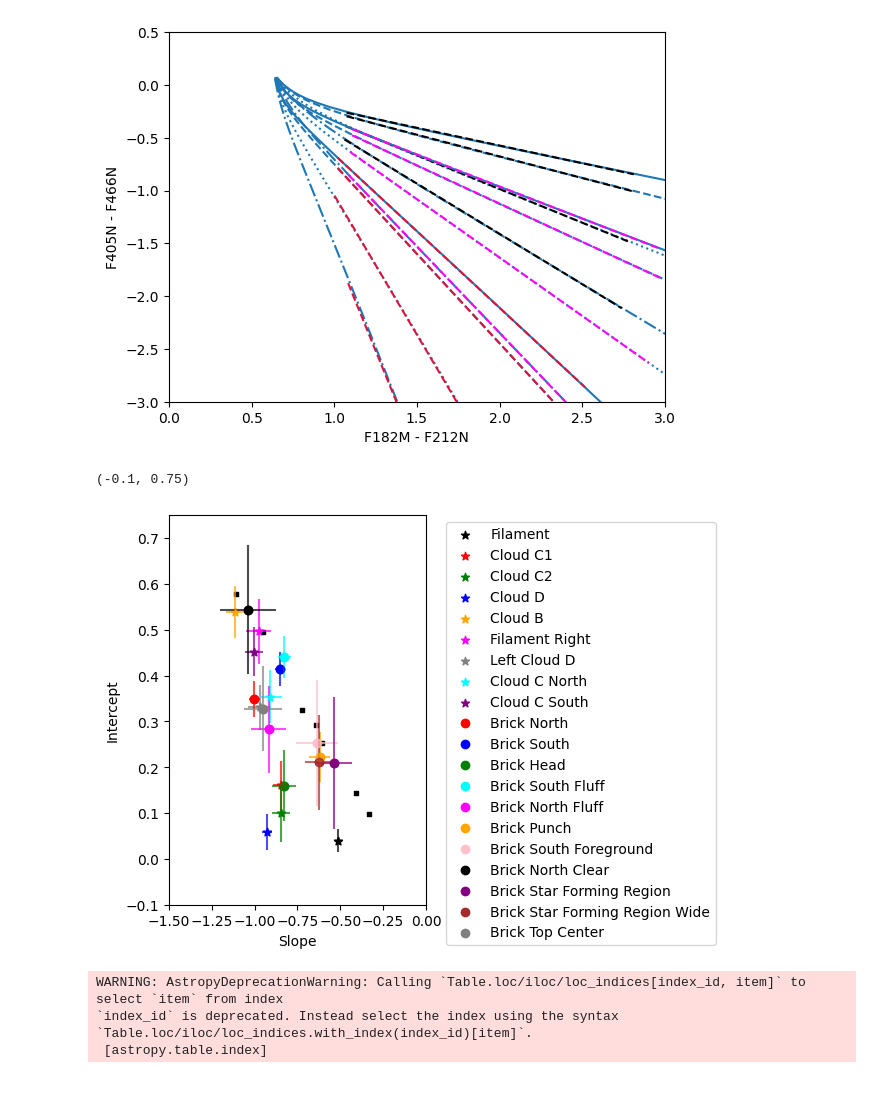
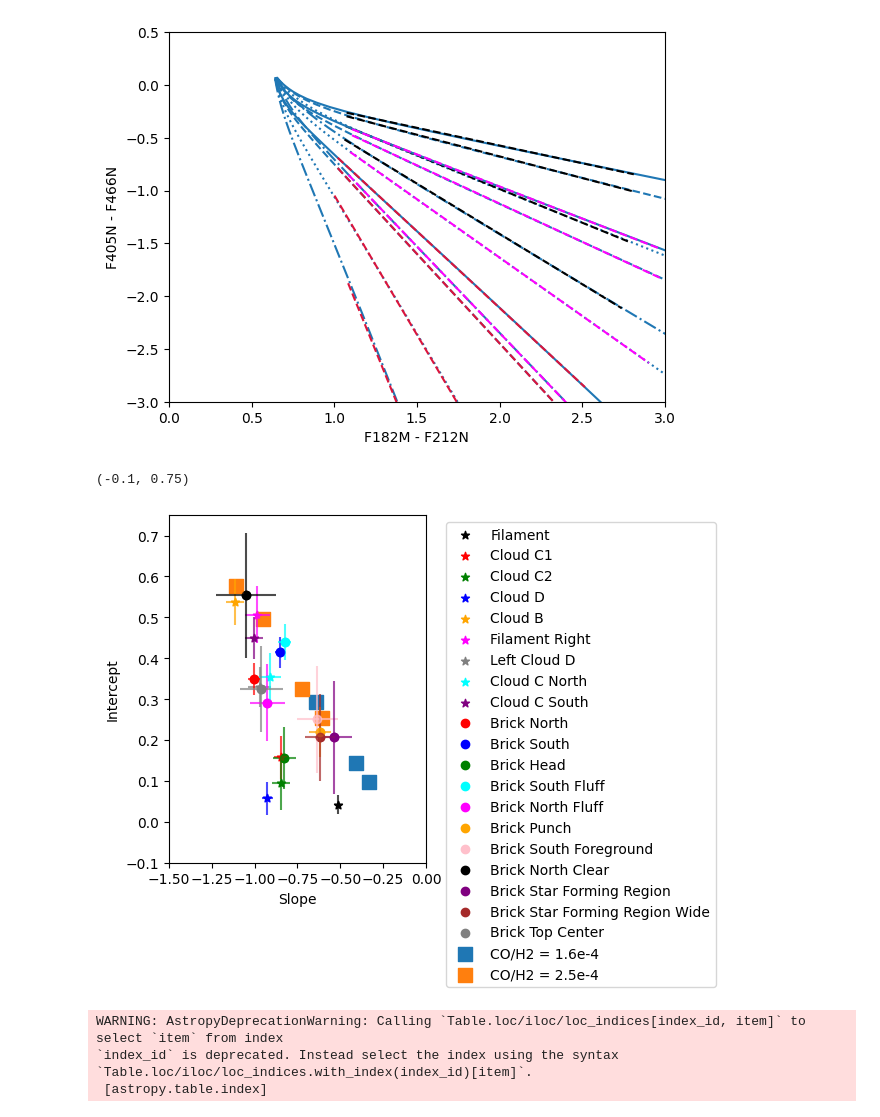
Before and after one commit to SpacialTree/dustridge-cd, a Jupyter notebook: notebooks/icemodel_analysis.ipynb, the cells around one changed output. Saved outputs shown, nothing was run; the diff lists cells and outputs as text; code cells hidden in the pictures; blank space fills up the shorter version.

Commit message:
improving plots

```diff
--- a/notebooks/icemodel_analysis.ipynb
+++ b/notebooks/icemodel_analysis.ipynb
@@ -339,35 +335,56 @@ for i in range(len(catalog_list)):
 
     for j in range(1000):
         indices = np.random.choice(len(x), len(x), replace=True)
         x_boot = x[indices]
         y_boot = y[indices]
 
         fit = fitting.LinearLSQFitter()
         line_boot = fit(models.Linear1D(), x_boot, y_boot)
         slopes.append(line_boot.slope.value)
         intercepts.append(line_boot.intercept.value)
 
     marker = 'o' if 'Brick' in name_list[i] else '*'
 
     ax.errorbar(np.mean(slopes), np.median(intercepts), xerr=np.std(slopes), yerr=np.std(intercepts), fmt=marker, color=color_list[i], alpha=0.7)#, linestyle=linestyle)
     ax.scatter(np.mean(slopes), np.median(intercepts), label=name_list[i], color=color_list[i], marker=marker)
 
 for j in range(len(slopes_)):
     if j < 3:
-        color='k' # CO/H2 = 1.6e-4
+        color='tab:blue' # CO/H2 = 1.6e-4
+        if j == 0:
+            label = 'CO/H2 = 1.6e-4'
+        else:
+            label = None
     if j >= 3 and j < 7:
-        color='magenta' # CO/H2 = 2.5e-4
+        color='tab:orange' # CO/H2 = 2.5e-4
+        if j == 3:
+            label = 'CO/H2 = 2.5e-4'
+        else:
+            label = None
     if j >=7 and j < 10:
-        color='crimson' # CO/H2 = 5e-4
+        color='tab:green' # CO/H2 = 5e-4
+        if j == 7:
+            label = None#'CO/H2 = 5e-4'
+        else:
+            label = None
+    if i%4 == 0:
+        textt = mixes2[0]
+    elif i%4 == 1:
+        textt = mixes2[1]
+    elif i%4 == 2:
+        textt = mixes2[2]
+    elif i%4 == 3:
+        textt = mixes2[3]
+    ax.scatter(slopes_[j], intercepts_[j], color=color, s=100, marker='s', label=label)
+    ax.text(textt, slopes_[j], intercepts_[j])
 
-    ax.scatter(slopes_[j], intercepts_[j], color='k', s=5, marker='s')
 
 ax.set_xlabel('Slope')
 ax.set_ylabel('Intercept')
 plt.legend(bbox_to_anchor=(1.05, 1), loc='upper left')
 plt.tight_layout()
 ax.set_xlim(-1.5, 0)
 ax.set_ylim(-0.1, 0.75)
 # %% [output]
 (-0.1, 0.75)
-[figure, old version]
+[figure, new version]
```
Also changed, not shown: parts of 5 cells of this notebook.
